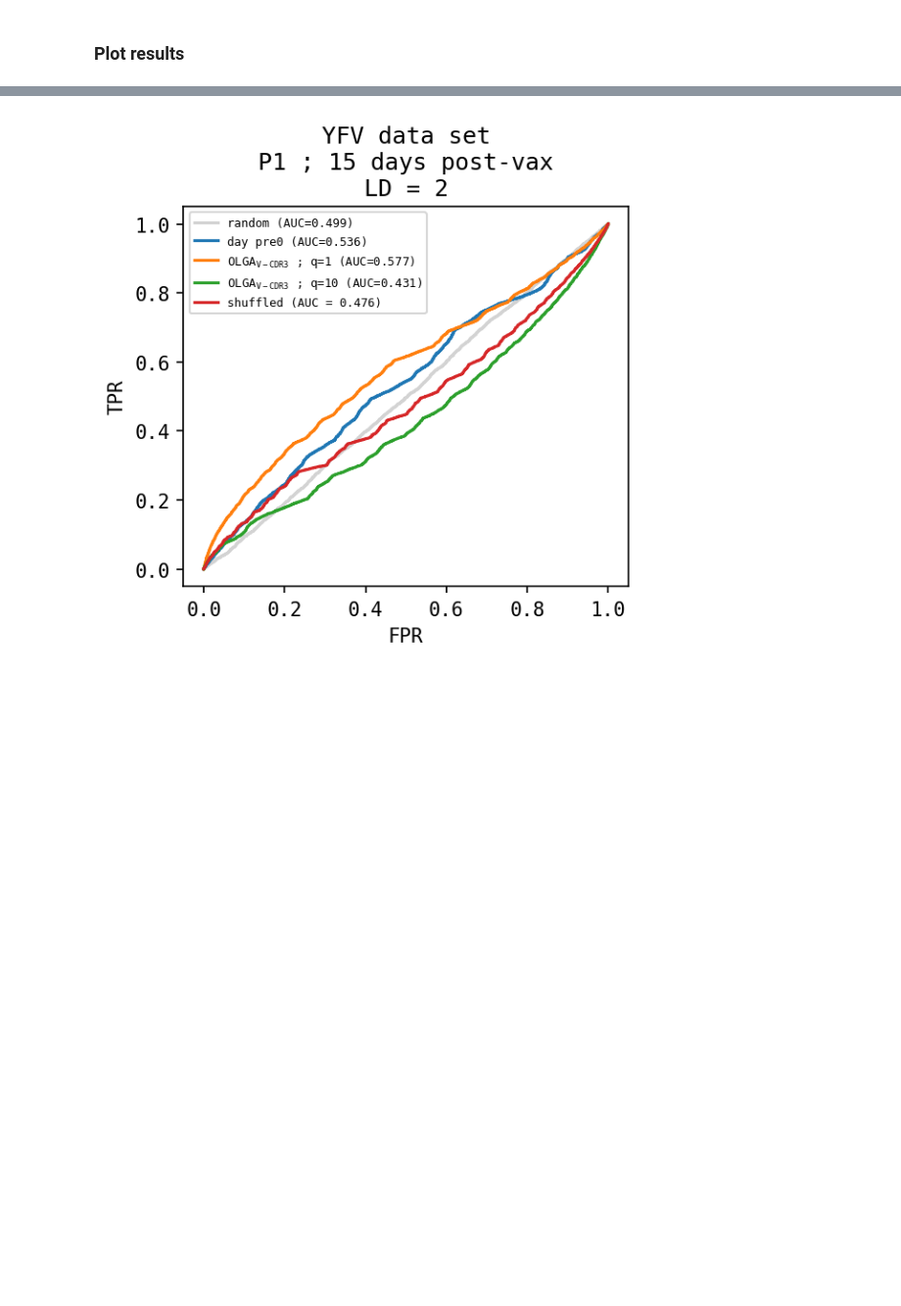
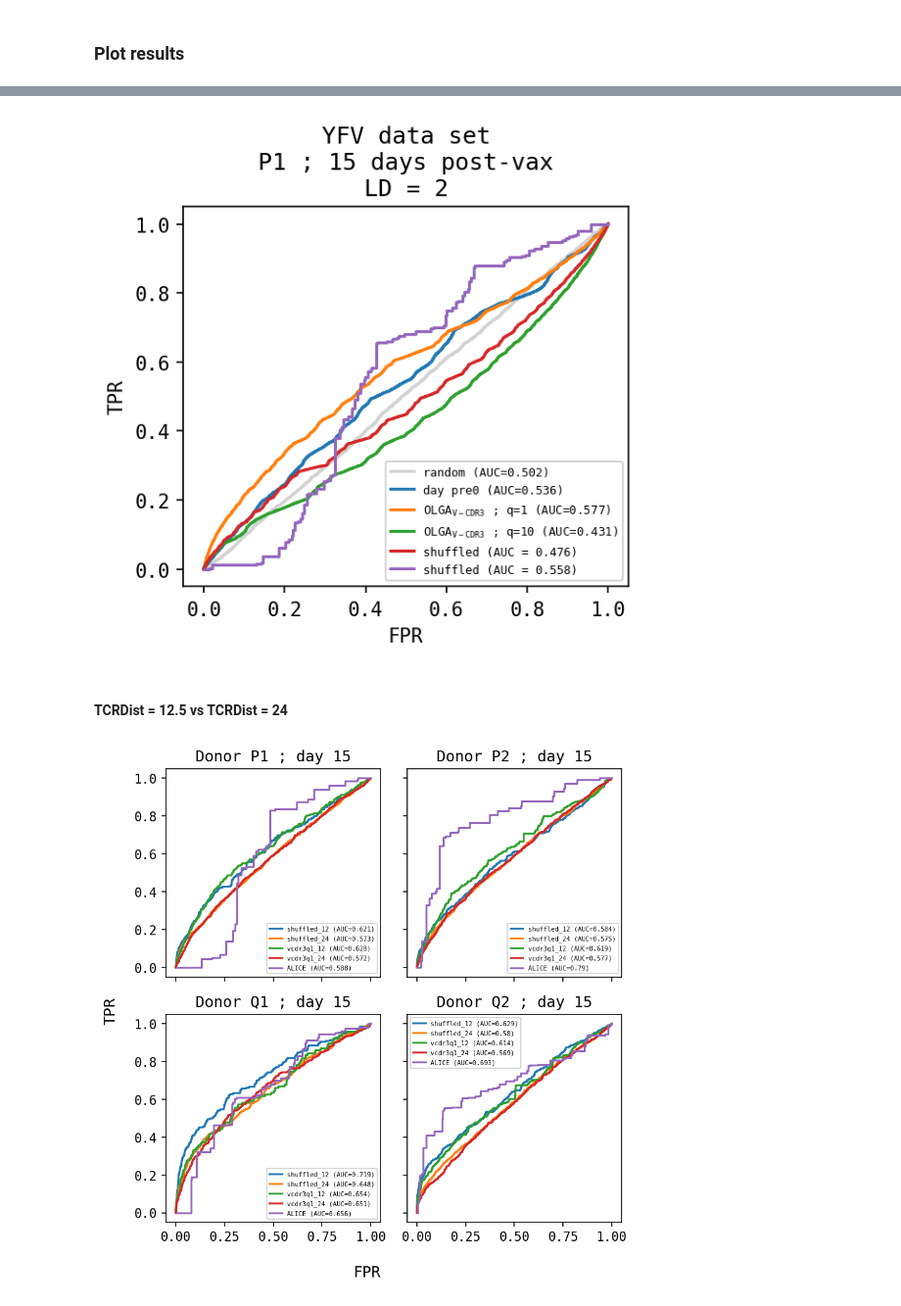
Before and after one commit to svalkiers/immune_response_detection, a Jupyter notebook: notebooks/YFV_background_ROC_analysis.ipynb, the cells around one changed output, grey strips where cells are left out. Shown at 98% size. Saved outputs shown, nothing was run; the diff lists cells and outputs as text; code cells hidden in the pictures; blank space fills up the shorter version.

Commit message:
Analysis notebooks

```diff
--- a/notebooks/YFV_background_ROC_analysis.ipynb
+++ b/notebooks/YFV_background_ROC_analysis.ipynb
@@ -328,6 +426,11 @@ fpr, tpr = get_metrics(shuff, target_col="hit")
 auroc = np.round(auc(fpr,tpr),3)
 ax.plot(fpr, tpr, label=f"shuffled (AUC = {auroc})")
 
+p1_15_alice["hit"] = p1_15_alice.ld.apply(lambda x: identify_neighbors(x, d=cutoff))
+fpr, tpr = get_metrics(p1_15_alice, target_col="hit")
+auroc = np.round(auc(fpr,tpr),3)
+ax.plot(fpr, tpr, label=f"shuffled (AUC = {auroc})")
+
 ax.set_xlabel("FPR")
 ax.set_ylabel("TPR")
 ax.set_title(f"YFV data set\nP1 ; 15 days post-vax\nLD = {cutoff}")
@@ -335,4 +438,38 @@ ax.legend(fontsize=6)
 fig.tight_layout()
 fig.savefig("./fig/roc_auc_P1_15_LD_2.png", format="png", dpi=500)
 # %% [output]
-[figure, old version]
+[figure, new version]
+# %% [markdown]
+#### TCRDist = 12.5 vs TCRDist = 24
+# %%
+donors = ["P1","P2","Q1","Q2"]
+conditions = ["shuffled_12","shuffled_24","vcdr3q1_12","vcdr3q1_24"]
+fig, axes = plt.subplots(dpi=150,figsize=(6,6),nrows=2,ncols=2,sharex=True,sharey=True)
+
+for donor, ax in zip(donors, axes.ravel()):
+
+    for condition in conditions:
+        df = pd.read_csv(f"./analysis/test/distances/{donor}_15_F1_{condition}_hits.txt", sep="\t", index_col=[0])
+        df_annot = annotate_results(df, responding)
+        df_annot["pval_corr"] = fdrcorrection(df.pval, alpha=0.05, method='indep', is_sorted=False)[1]
+        # df_annot = df_annot[df_annot.pval_corr<.05]
+        fpr, tpr = get_metrics(df_annot, target_col="responding")
+        auroc = np.round(auc(fpr,tpr),3)
+        ax.plot(fpr, tpr, label=f"{condition} (AUC={auroc})")
+
+    donor_alice = alice[alice.donor==f"{donor}_15_F1"].sort_values(by="pval")
+    donor_alice = annotate_results(donor_alice, responding)
+    # fig, ax = plt.subplots(dpi=150, figsize=(4,4))
+
+    fpr, tpr = get_metrics(donor_alice, target_col="responding")
+    auroc = np.round(auc(fpr,tpr),3)
+    ax.plot(fpr, tpr, label=f"ALICE (AUC={auroc})")
+
+    ax.set_title(f"Donor {donor} ; day 15")
+    ax.legend(fontsize=5)
+
+fig.supxlabel("FPR")
+fig.supylabel("TPR")
+fig.tight_layout()
+# %% [output]
+[figure, added]
```
Also changed, not shown: parts of 44 cells of this notebook, 5 other files.
